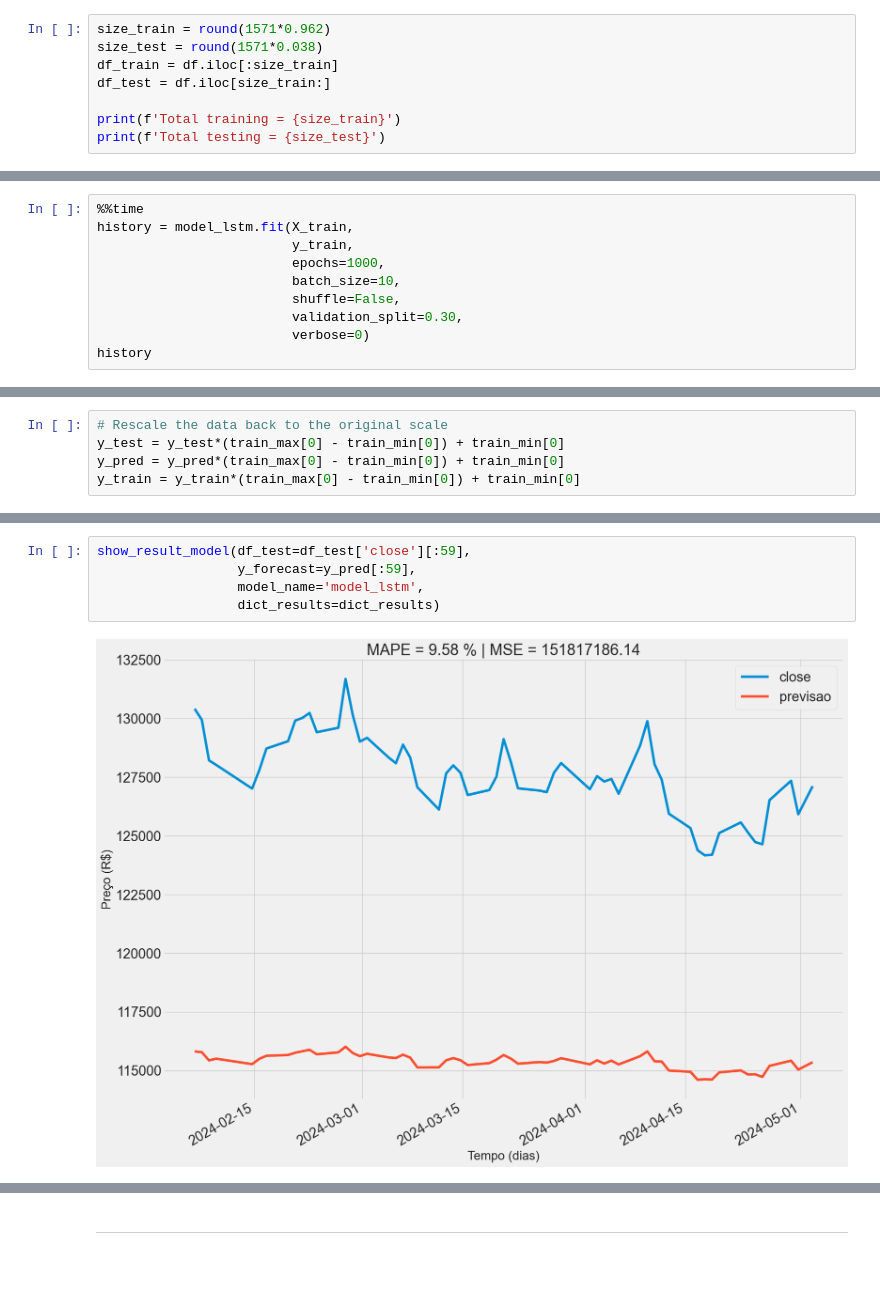
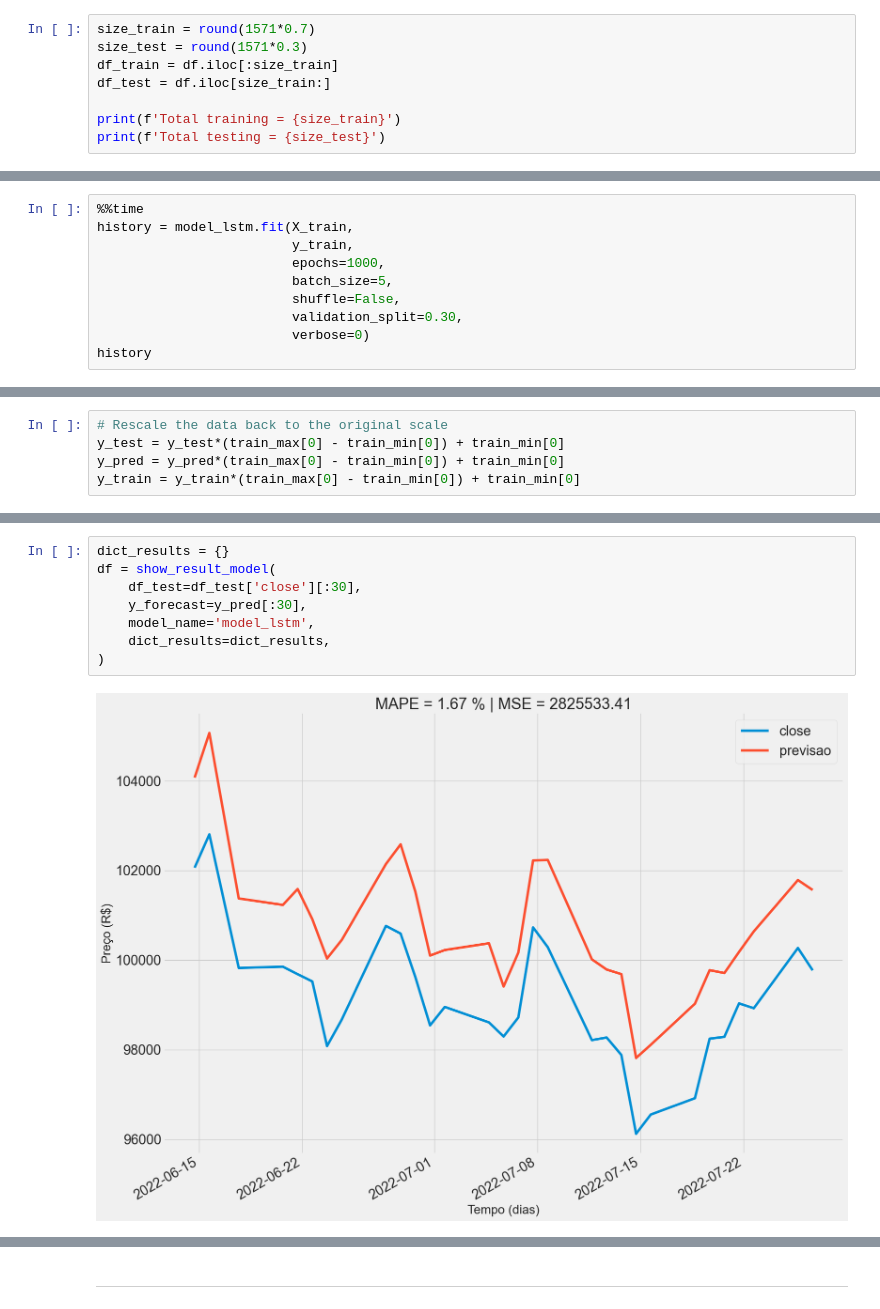
Before and after one commit to brunocampos01/forecast-of-time-series-with-stock-data, a Jupyter notebook: notebooks/02.04-deep_learning-ibovespa.ipynb, the cells around one changed output, grey strips where cells are left out. Drawn from its saved outputs; the diff is of its cells as text; blank space fills up the shorter version.

```diff
--- a/notebooks/02.04-deep_learning-ibovespa.ipynb
+++ b/notebooks/02.04-deep_learning-ibovespa.ipynb
@@ -164,8 +162,8 @@ Wall time: 15.7 ms
 # %% [markdown]
 ## Split Data
 # %%
-size_train = round(1571*0.962)
-size_test = round(1571*0.038)
+size_train = round(1571*0.7)
+size_test = round(1571*0.3)
 df_train = df.iloc[:size_train]
 df_test = df.iloc[size_train:]
 
@@ -316,7 +309,7 @@ Model: "ibov"
 history = model_lstm.fit(X_train,
                          y_train,
                          epochs=1000,
-                         batch_size=10,
+                         batch_size=5,
                          shuffle=False,
                          validation_split=0.30,
                          verbose=0)
@@ -368,8 +365,11 @@ print(len(y_test))
 # %%
-show_result_model(df_test=df_test['close'][:59],
-                  y_forecast=y_pred[:59],
-                  model_name='model_lstm',
-                  dict_results=dict_results)
+dict_results = {}
+df = show_result_model(
+    df_test=df_test['close'][:30],
+    y_forecast=y_pred[:30],
+    model_name='model_lstm',
+    dict_results=dict_results,
+)
 # %% [output]
-[figure, old version]
+[figure, new version]
 # %%
```
Also changed, not shown: parts of 17 cells of this notebook, 1 other file.
